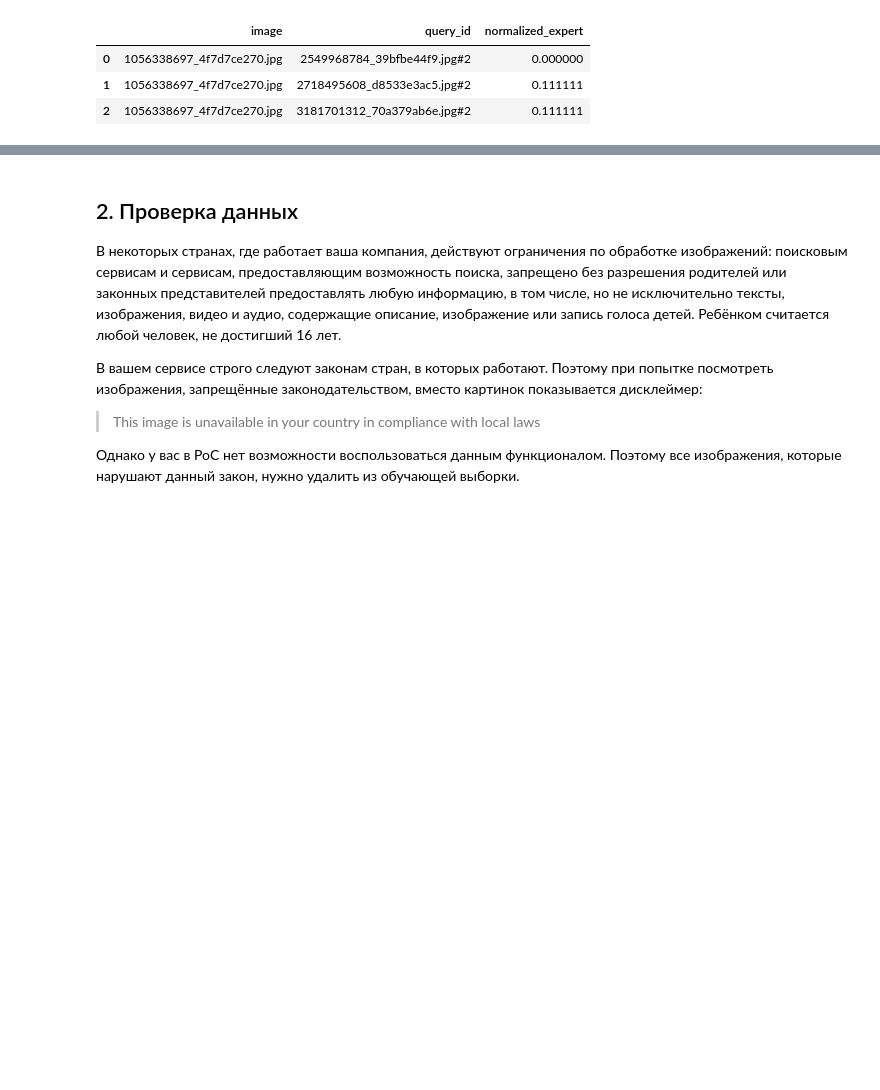
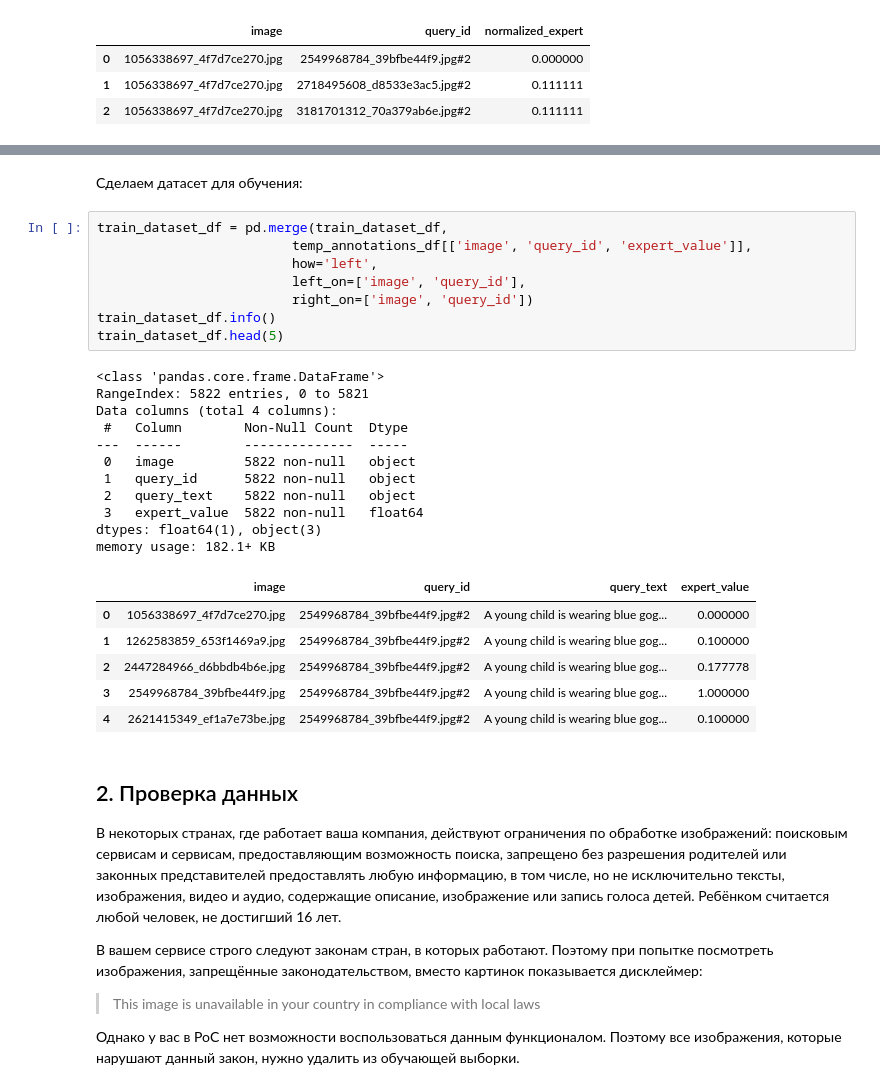
Before and after one commit to 9yx/image_search, a Jupyter notebook: project4.ipynb, the cells around one changed output, grey strips where cells are left out. Cells and saved outputs as stored; diff of their text form; blank space fills up the shorter version.

```diff
--- a/project4.ipynb
+++ b/project4.ipynb
@@ -378,3 +446,31 @@ expert_annotations_df.head(3)
+# %% [markdown]
+Сделаем датасет для обучения:
+# %%
+train_dataset_df = pd.merge(train_dataset_df,
+                         temp_annotations_df[['image', 'query_id', 'expert_value']],
+                         how='left',
+                         left_on=['image', 'query_id'],
+                         right_on=['image', 'query_id'])
+train_dataset_df.info()
+train_dataset_df.head(5)
+# %% [output]
+<class 'pandas.core.frame.DataFrame'>
+RangeIndex: 5822 entries, 0 to 5821
+Data columns (total 4 columns):
+ #   Column        Non-Null Count  Dtype
+---  ------        --------------  -----
+ 0   image         5822 non-null   object
+ 1   query_id      5822 non-null   object
+ 2   query_text    5822 non-null   object
+ 3   expert_value  5822 non-null   float64
+dtypes: float64(1), object(3)
+memory usage: 182.1+ KB
+|  | image | query_id | query_text | expert_value |
+| 0 | 1056338697_4f7d7ce270.jpg | 2549968784_39bfbe44f9.jpg#2 | A young child is wearing blue gog... | 0.000000 |
+| 1 | 1262583859_653f1469a9.jpg | 2549968784_39bfbe44f9.jpg#2 | A young child is wearing blue gog... | 0.100000 |
+| 2 | 2447284966_d6bbdb4b6e.jpg | 2549968784_39bfbe44f9.jpg#2 | A young child is wearing blue gog... | 0.177778 |
+| 3 | 2549968784_39bfbe44f9.jpg | 2549968784_39bfbe44f9.jpg#2 | A young child is wearing blue gog... | 1.000000 |
+| 4 | 2621415349_ef1a7e73be.jpg | 2549968784_39bfbe44f9.jpg#2 | A young child is wearing blue gog... | 0.100000 |
 # %% [markdown]
 ## 2. Проверка данных
 
```
Also changed, not shown: parts of 10 cells of this notebook.
